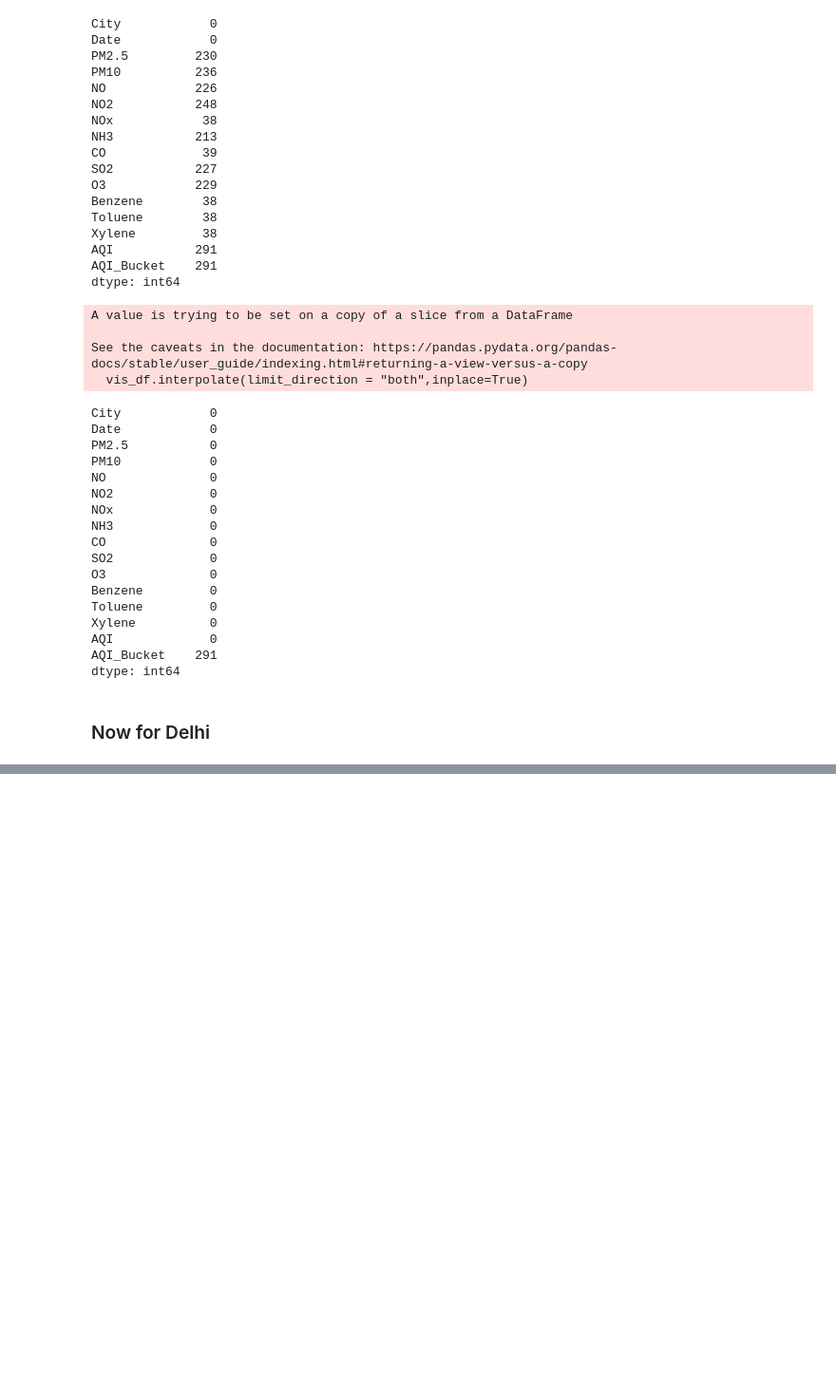
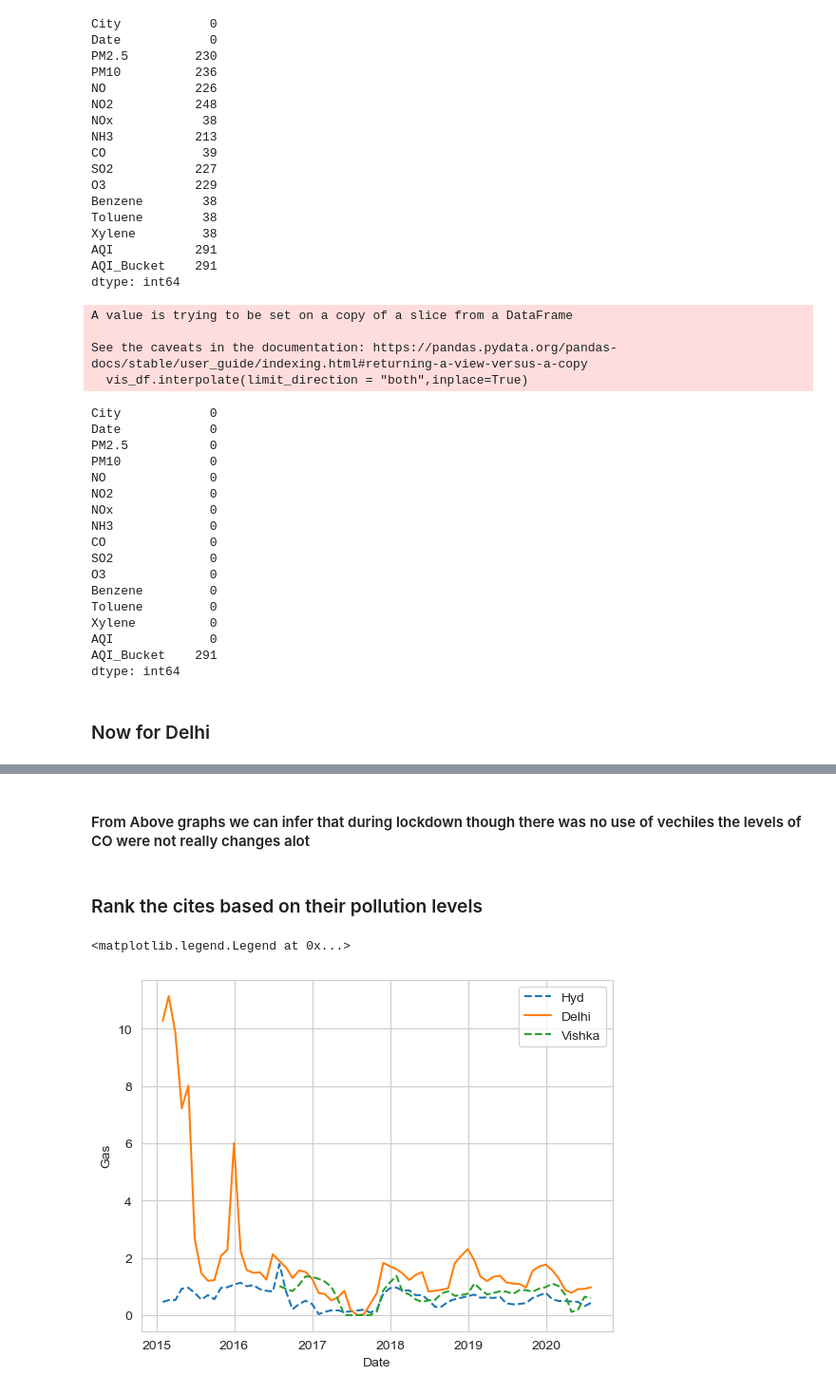
Before and after one commit to balakrishnasurya/Air-Quality-Analysis-of-DIfferent-Cities, a Jupyter notebook: Air Quality Analysis of DIfferent Cities.ipynb, the cells around one changed output, grey strips where cells are left out. Shown at 95% size. Drawn from its saved outputs; the diff is of its cells as text; code cells hidden in the pictures; blank space fills up the shorter version.

```diff
--- a/Air Quality Analysis of DIfferent Cities.ipynb
+++ b/Air Quality Analysis of DIfferent Cities.ipynb
@@ -387,0 +506,14 @@ ban_df
+# %% [markdown]
+#### From Above graphs we can infer that during lockdown though there was no use of vechiles the levels of CO were not really changes alot
+# %% [markdown]
+### Rank the cites based on their pollution levels
+# %%
+plt.plot(hyd_monthly_df.index,hyd_monthly_df.CO, '--')
+plt.plot(delhi_monthly_df.index,delhi_monthly_df.CO,)
+plt.plot(vis_monthly_df.index,vis_monthly_df.CO,'--')
+plt.xlabel("Date")
+plt.ylabel("Gas")
+plt.legend(["Hyd","Delhi","Vishka"])
+# %% [output]
+<matplotlib.legend.Legend at 0x...>
+[figure, added]
```
Also changed, not shown: parts of 42 cells of this notebook.
